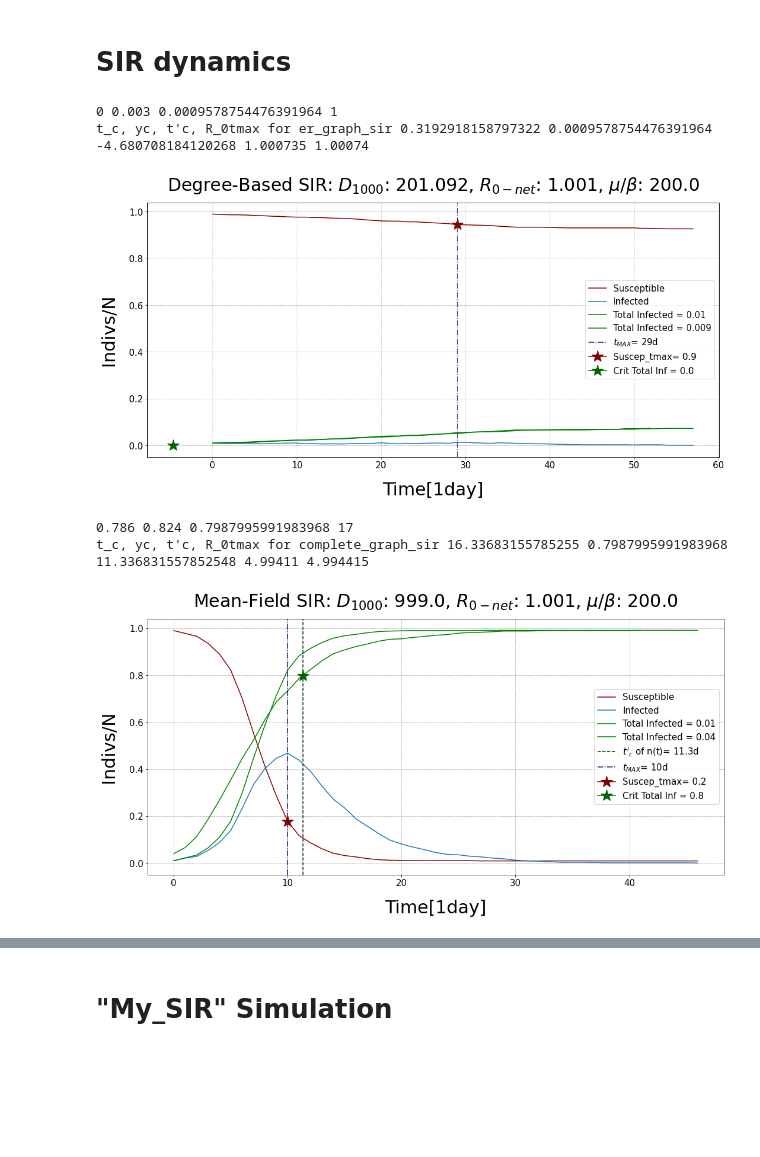
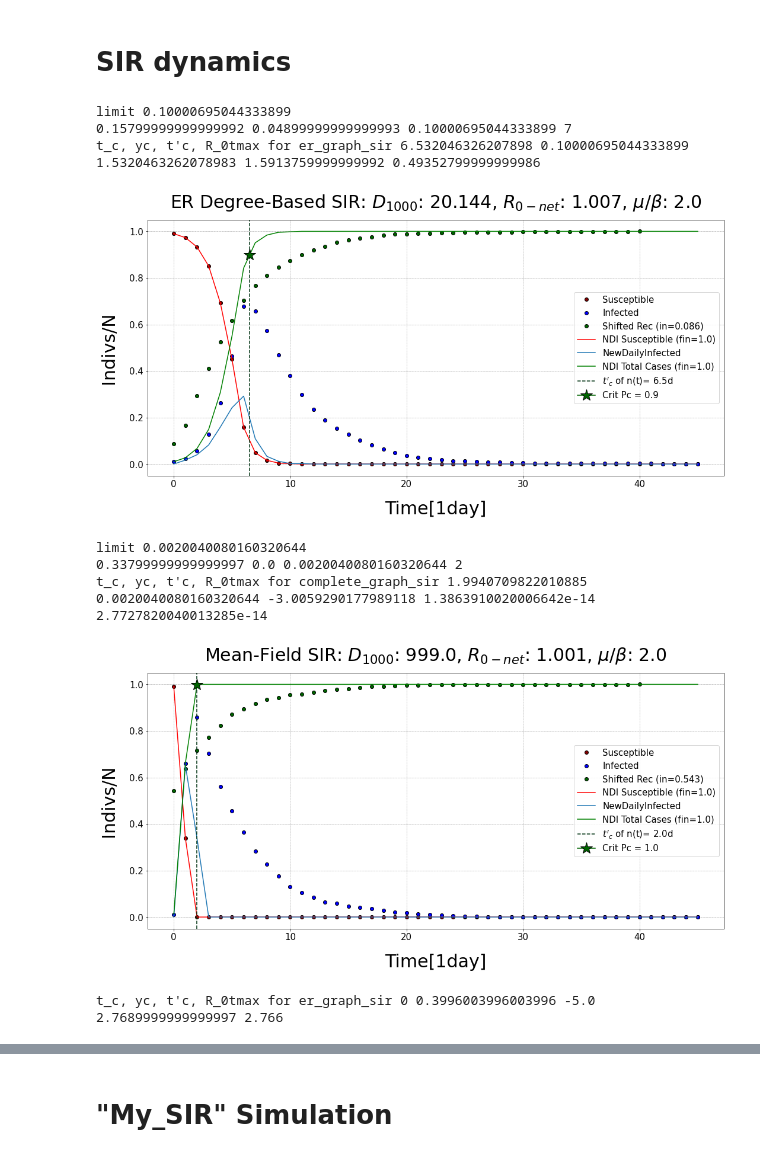
Before and after one commit to RMilock/ComplexSpread, a Jupyter notebook: AutoGen_Plots/Printer.ipynb, the cells around one changed output, grey strips where cells are left out. Cells and saved outputs as stored; diff of their text form; code cells hidden in the pictures; blank space fills up the shorter version.

Commit message:
better plot and stdard of dots

```diff
--- a/AutoGen_Plots/Printer.ipynb
+++ b/AutoGen_Plots/Printer.ipynb
@@ -320,54 +482,69 @@ def plot_sir(G,beta,mu, fig_name, plt_title):
   plot_params(plt_title)
 
   flag = True
-  susceptible, prevalence, recovered, totcases, t_c, y_c, R_0net, D = sir(G, beta, mu, flag)
+  susceptible, prevalence, recovered, dni, totcases, dni_totcases, dni_susceptible, t_c, y_c, R_0net, D = sir(G, beta, mu, flag)
   t_max = np.argmax(prevalence)
-  R_0tmax = ( D - susceptible[t_max] ) * beta/mu
+  R_0tmax = ( D * susceptible[t_max] ) * beta/mu
   tp_c = t_c - 1/mu
-  print(f"t_c, yc, t'c, R_0tmax for {fig_name}", t_c, y_c, tp_c, R_0tmax, ( D - susceptible[t_max+1] ) * beta/mu
-)
-  plt.plot(susceptible, label = "Susceptible", color = "maroon")
-  plt.plot(prevalence, label = "Infected", color = "tab:blue")
-  plt.plot(totcases, label = f"Total Infected = {totcases[0]}", color = "green",)# marker = "o", linestyle = "none")
-  plt.plot(recovered[int(1/mu):], label = f"Total Infected = {recovered[int(1/mu)]}", color = "green",)# marker = "o", linestyle = "none")
+  print(f"t_c, yc, t'c, R_0tmax for {fig_name}", t_c, y_c, tp_c, R_0tmax, ( D * susceptible[t_max+1] ) * beta/mu
+  )
+  plt.plot(susceptible, label = "Susceptible", color = "maroon", marker = "o", mec = "black", lw = 0)
+  plt.plot(prevalence, label = "Infected", color = "blue", marker = "o", lw = 0, mec = "k")
+  plt.plot(recovered[int(1/mu):], label = f"Shifted Rec (in={recovered[int(1/mu)]})", color = "darkgreen", marker = "o", mec = "black", linestyle = "none")
+
+  plt.plot(dni_susceptible, label = f"NDI Susceptible (fin={rhu(dni_totcases[-1])})", color = "red")
+  plt.plot(dni, label = f"NewDailyInfected", color = "tab:blue")
+  plt.plot(dni_totcases, label = f"NDI Total Cases (fin={rhu(dni_totcases[-1])})", color = "green",)# marker = "o", linestyle = "none")
+
 
   #if t_c > 0: plt.axvline(t_c, color = "blue", linestyle = "dotted", label = rf"$t_c = {rhu(t_c)}d \, of \, P(t)$")
-  if tp_c > 0: plt.axvline(tp_c, color = "#003312", linestyle = "dashed", label = r"$t'_c$ of n(t)" + f"= {rhu(tp_c)}d")
-  if t_max > 0:
-    plt.axvline(t_max, color = "midnightblue", linestyle = "dashdot", label = r"$t_{MAX}$" + f"= {t_max}d")
-    plt.plot(t_max, susceptible[t_max], color = "maroon", marker = "*", markersize = 20, label = f"Suscep_tmax= {rhu     (susceptible[t_max],1)}")
+  if t_c > 0:
+    plt.axvline(t_c, color = "#003312", linestyle = "dashed", label = r"$t_c$ of P(t)" + f"= {rhu(t_c)}d")
+    plt.plot(t_c, 1-y_c, color = "darkgreen", marker = "*", mec = "k", markersize = 20, label = f"Crit Pc = {rhu(1-y_c,2)}")
+  else:
+    plt.plot(0, color = "darkgreen", marker = "*", markersize = 0, label = f"Crit Pc = {rhu(1-y_c,2)}")
 
-  if t_c-1/mu > 0:plt.plot(t_c-1/mu, y_c, color = "darkgreen", marker = "*", markersize = 20, label = f"Crit Total Inf = {rhu(y_c)}")
+  #if t_max > 0:
+  #  plt.axvline(t_max, color = "midnightblue", linestyle = "dashdot", label = r"$t_{MAX}$" + f"= {t_max}d")
+    #if susceptible[t_max] > 0: plt.plot(t_max, susceptible[t_max], color = "maroon", marker = "*", markersize = 20, label = f"Suscep_tmax= {rhu     (susceptible[t_max],3)}")
 
   plt.title("".join((f"{plt_title}",
                     r": $D_{%s}$: %s" % (N, D) ,
                     r", $R_{0-net}$", f": {rhu(R_0net,3)}",
                     r", $\mu/ \beta$",f": {rhu(mu/beta,1)}"
                     ))
             , fontsize = 30, pad = 20)
 
   plt.legend(prop={'size': 15}, loc = "best")
   plt.show()
   #plt.savefig(f"{fig_name}.jpg", format="jpg", dpi=200)
   plt.close()
 
 
-N = int(1e3); p = 0.2
-beta = 0.001 # infection probability
+N = int(1e3)
+beta = 0.1 # infection probability
 mu = 0.2 # recovery probability
 
 # simulate SIR dynamics and obtain prevalence
-D = 150
+p = 0.02 #really good graph for beta, mu, p, N = 0.1, 0.2, 0.02, 1000
 G=nx.erdos_renyi_graph(N,p)
-plot_sir(G,beta,mu,"er_graph_sir","Degree-Based SIR")
+plot_sir(G,beta,mu,"er_graph_sir","ER Degree-Based SIR")
 
 # simulate SIR dynamics and obtain prevalence
 G = nx.complete_graph(N) # graph
 plot_sir(G,beta,mu,"complete_graph_sir","Mean-Field SIR")
+
+# simulate SIR dynamics and obtain prevalence
+D = 6; p = 0.004
+G=nx.connected_watts_strogatz_graph(N,D,p)
+plot_sir(G,beta,mu,"er_graph_sir","WS Degree-Based SIR")
 # %% [output]
-0 0.003 0.0009578754476391964 1
-t_c, yc, t'c, R_0tmax for er_graph_sir 0.3192918158797322 0.0009578754476391964 -4.680708184120268 1.000735 1.00074
+limit 0.10000695044333899
+0.15799999999999992 0.04899999999999993 0.10000695044333899 7
+t_c, yc, t'c, R_0tmax for er_graph_sir 6.532046326207898 0.10000695044333899 1.5320463262078983 1.5913759999999992 0.49352799999999986
-[figure, old version]
+[figure, new version]
-0.786 0.824 0.7987995991983968 17
-t_c, yc, t'c, R_0tmax for complete_graph_sir 16.33683155785255 0.7987995991983968 11.336831557852548 4.99411 4.994415
+limit 0.0020040080160320644
+0.33799999999999997 0.0 0.0020040080160320644 2
+t_c, yc, t'c, R_0tmax for complete_graph_sir 1.9940709822010885 0.0020040080160320644 -3.0059290177989118 1.3863910020006642e-14 2.7727820040013285e-14
-[figure, old version]
+[figure, new version]
+t_c, yc, t'c, R_0tmax for er_graph_sir 0 0.3996003996003996 -5.0 2.7689999999999997 2.766
```
Also changed, not shown: parts of 4 cells of this notebook.
